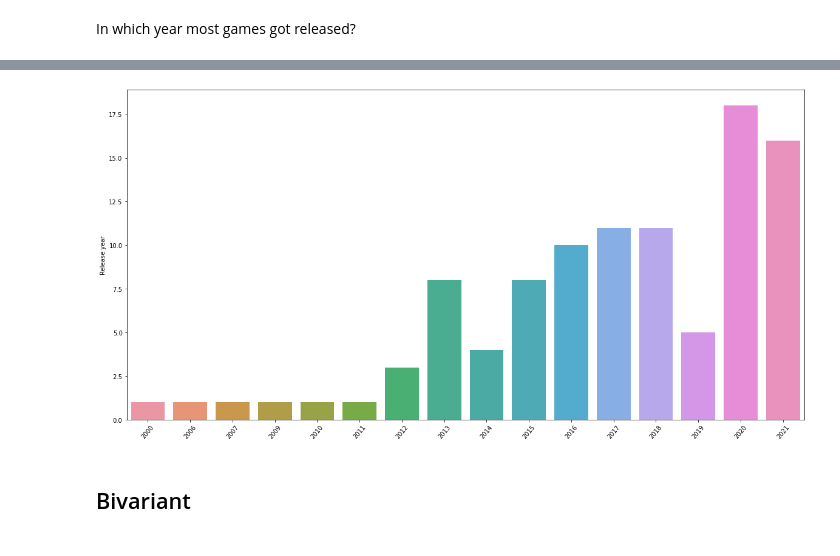
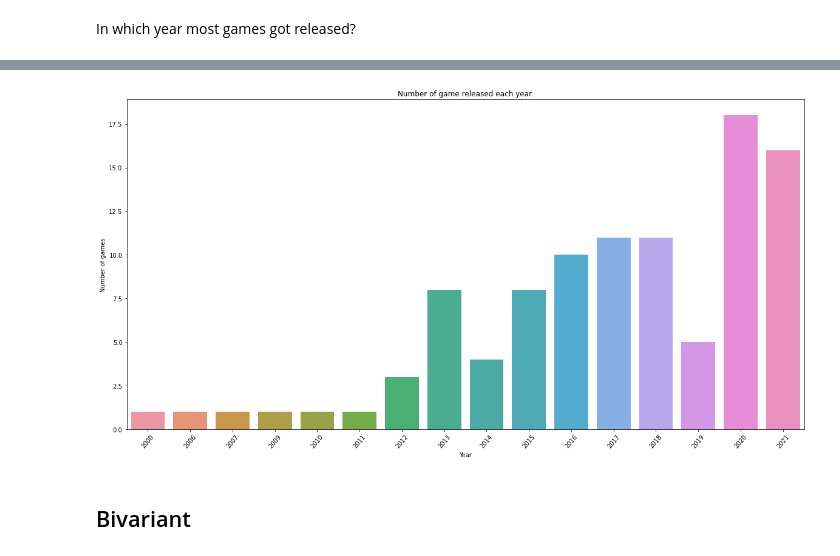
Before and after one commit to viz-graffito/Steam_Nov_Dataset_EDA, a Jupyter notebook: main.ipynb, the cells around one changed output, grey strips where cells are left out. Cells and saved outputs as stored; diff of their text form; code cells hidden in the pictures.

```diff
--- a/main.ipynb
+++ b/main.ipynb
@@ -440,10 +458,13 @@ Name: Release year, dtype: int64
 # %%
 plt.figure(figsize=(20,10))
 sns.barplot(x= year.index ,y = year)
 plt.xticks(rotation=50)
+plt.title('Number of game released each year.')
+plt.xlabel('Year')
+plt.ylabel('Number of games')
 plt.show()
 # %% [output]
-[figure, old version]
+[figure, new version]
 # %% [markdown]
 ## Bivariant
 # %% [markdown]
```
Also changed, not shown: parts of 11 cells of this notebook.
